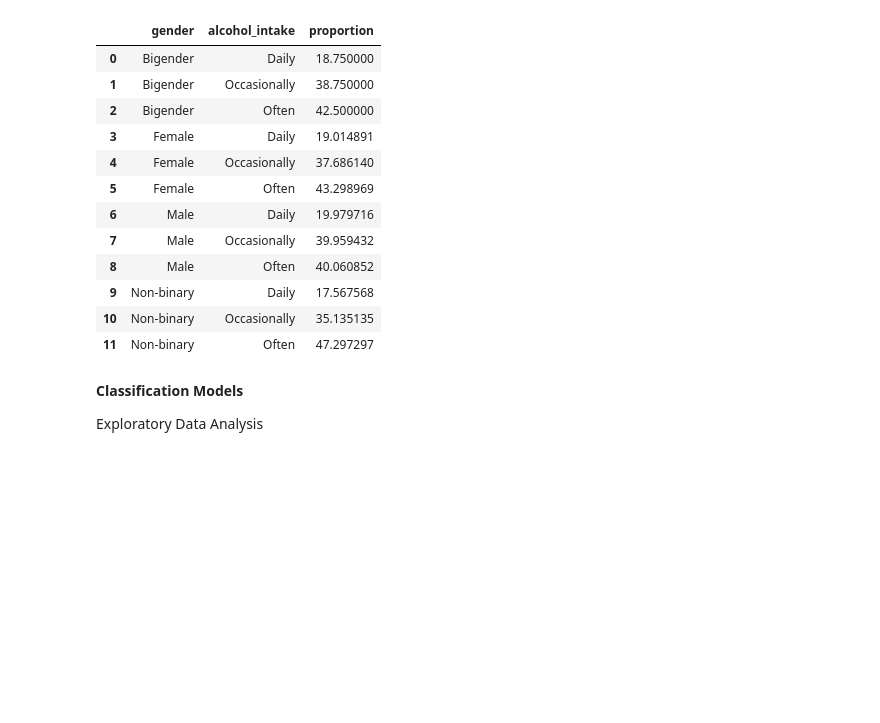
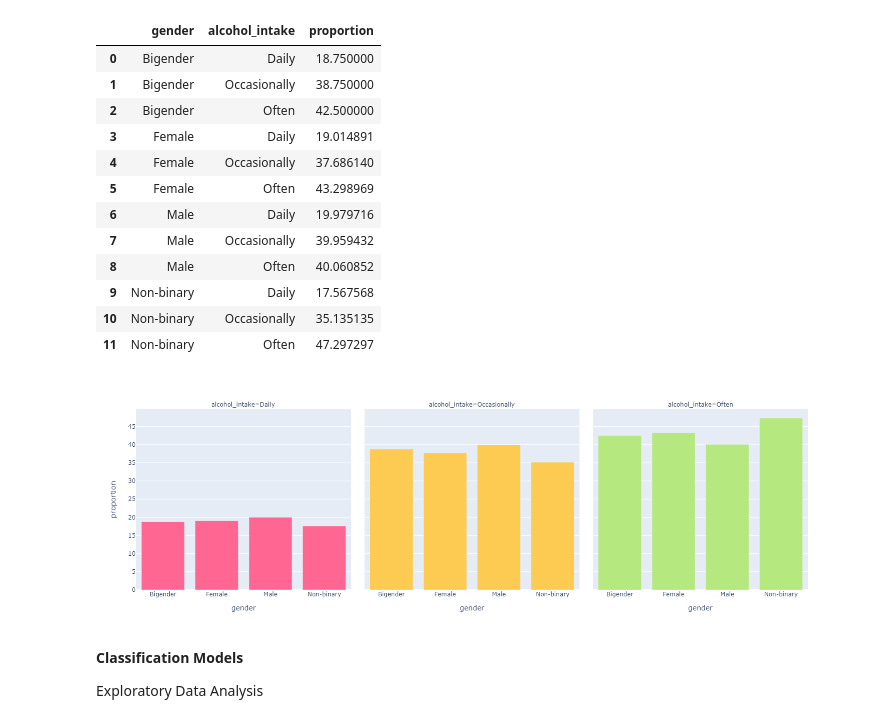
Before and after one commit to sakshi1989/Data-Ingestion-and-Acquisition, a Jupyter notebook: patients.ipynb, the cells around one changed output. Cells and saved outputs as stored; diff of their text form; code cells hidden in the pictures; blank space fills up the shorter version.

```diff
--- a/patients.ipynb
+++ b/patients.ipynb
@@ -248,11 +243,13 @@ df_alcohol_perc
 | 11 | Non-binary | Often | 47.297297 |
 # %%
 # Plotting graphs for each value of alcohol_intake based on gender and the proportion
-fig2 = df_alcohol_perc.plot.bar(x='gender', y='proportion', facet_col='alcohol_intake')
+fig2 = df_alcohol_perc.plot.bar(x='gender', y='proportion', facet_col='alcohol_intake', width=1500)
 fig2.update_traces(marker_color='#FF6692', col=1)
 fig2.update_traces(marker_color='#FECB52', col=2)
 fig2.update_traces(marker_color='#B6E880', col=3)
 fig2.show()
+# %% [output]
+[figure, added]
 # %% [markdown]
 **Classification Models**
 
```
Also changed, not shown: parts of 5 cells of this notebook, 3 other files.
